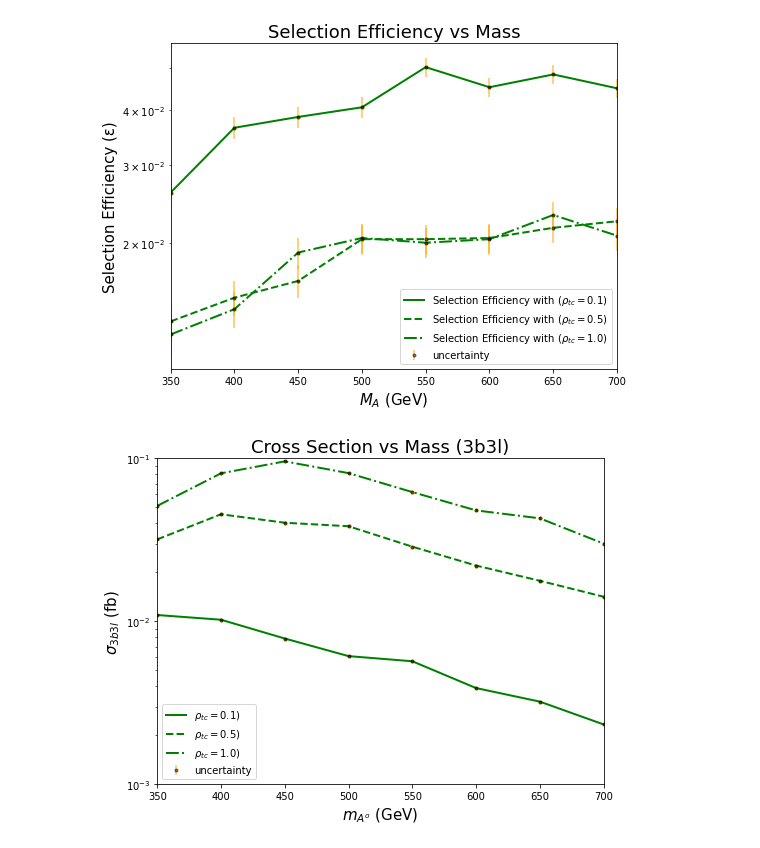
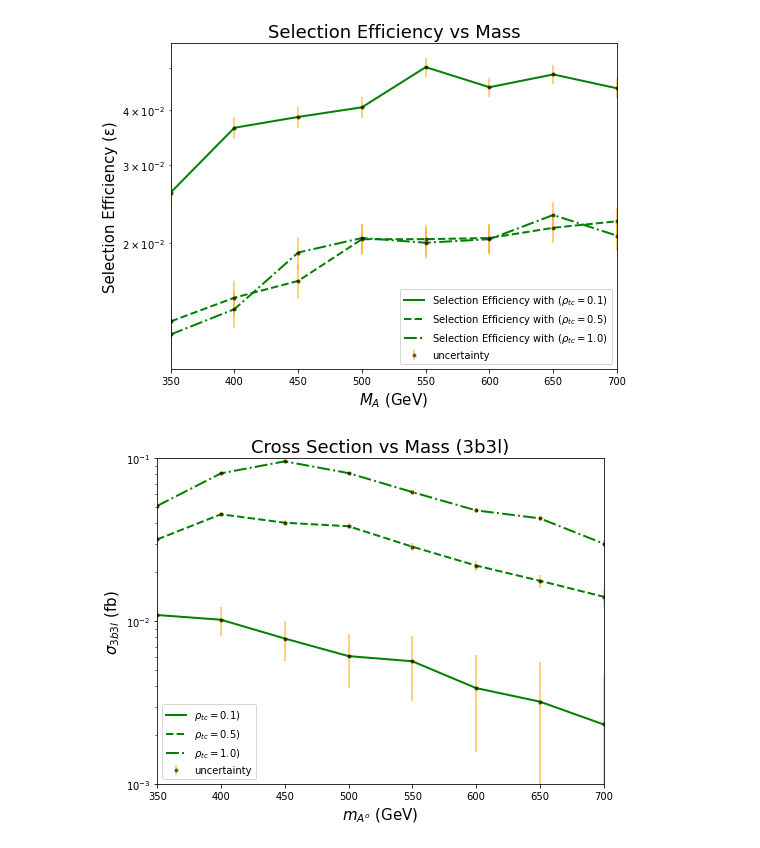
Before and after one commit to dlai211/Triple-Top, a Jupyter notebook: 3b3l/3b3l.ipynb, the cells around one changed output. Drawn from its saved outputs; the diff is of its cells as text; code cells hidden in the pictures.

```diff
--- a/3b3l/3b3l.ipynb
+++ b/3b3l/3b3l.ipynb
@@ -327,28 +357,28 @@ plt.show()
 [figure]
 # %%
 ma = np.linspace(350, 700, 8)
-A3l_a01 = [m1[-1], m2[-1], m3[-1], m4[-1], m5[-1], m6[-1], m7[-1], m8[-1]]
-A3l_a05 = [m9[-1], m10[-1], m11[-1], m12[-1], m13[-1], m14[-1], m15[-1], m16[-1]]
-A3l_a10 = [m17[-1], m18[-1], m19[-1], m20[-1], m21[-1], m22[-1], m23[-1], m24[-1]]
+A3l_a01 = [m1[-1][2], m2[-1][2], m3[-1][2], m4[-1][2], m5[-1][2], m6[-1][2], m7[-1][2], m8[-1][2]]
+A3l_a05 = [m9[-1][2], m10[-1][2], m11[-1][2], m12[-1][2], m13[-1][2], m14[-1][2], m15[-1][2], m16[-1][2]]
+A3l_a10 = [m17[-1][2], m18[-1][2], m19[-1][2], m20[-1][2], m21[-1][2], m22[-1][2], m23[-1][2], m24[-1][2]]
 
 plt.figure(figsize=(8, 6))
 plt.scatter(ma, A3l_a01, marker='.', c='orange')
 plt.scatter(ma, A3l_a05, marker='.', c='orange')
 plt.scatter(ma, A3l_a10, marker='.', c='orange')
 plt.xlim(350, 700)
 plt.ylim(1e-3, 1e-1)
 plt.yscale('log')
 plt.plot(ma, A3l_a01, 'g-', label=r'$\rho_{tc}=0.1$)', linewidth=2)
 plt.plot(ma, A3l_a05, 'g--', label=r'$\rho_{tc}=0.5$)', linewidth=2)
 plt.plot(ma, A3l_a10, 'g-.', label=r'$\rho_{tc}=1.0$)', linewidth=2)
-plt.errorbar(ma, A3l_a01, yerr=un_01, fmt='.', color='black', ecolor='orange', elinewidth=2, alpha=0.5, capsize=0, label='uncertainty')
-plt.errorbar(ma, A3l_a05, yerr=un_05, fmt='.', color='black', ecolor='orange', elinewidth=2, alpha=0.5, capsize=0)
-plt.errorbar(ma, A3l_a10, yerr=un_10, fmt='.', color='black', ecolor='orange', elinewidth=2, alpha=0.5, capsize=0)
+plt.errorbar(ma, A3l_a01, yerr=uncer[0:8], fmt='.', color='black', ecolor='orange', elinewidth=2, alpha=0.5, capsize=0, label='uncertainty')
+plt.errorbar(ma, A3l_a05, yerr=uncer[8:16], fmt='.', color='black', ecolor='orange', elinewidth=2, alpha=0.5, capsize=0)
+plt.errorbar(ma, A3l_a10, yerr=uncer[16:24], fmt='.', color='black', ecolor='orange', elinewidth=2, alpha=0.5, capsize=0)
 
 plt.title('Cross Section vs Mass (3b3l)', fontsize=18)
 plt.xlabel(r'$m_{A^o}$ (GeV)', fontsize=15)
 plt.ylabel(r'$\sigma_{3b3l}$ (fb)', fontsize=15)
 plt.legend(loc='lower left')
 plt.show()
 # %% [output]
-[figure, old version]
+[figure, new version]
```
Also changed, not shown: parts of 10 cells of this notebook.
